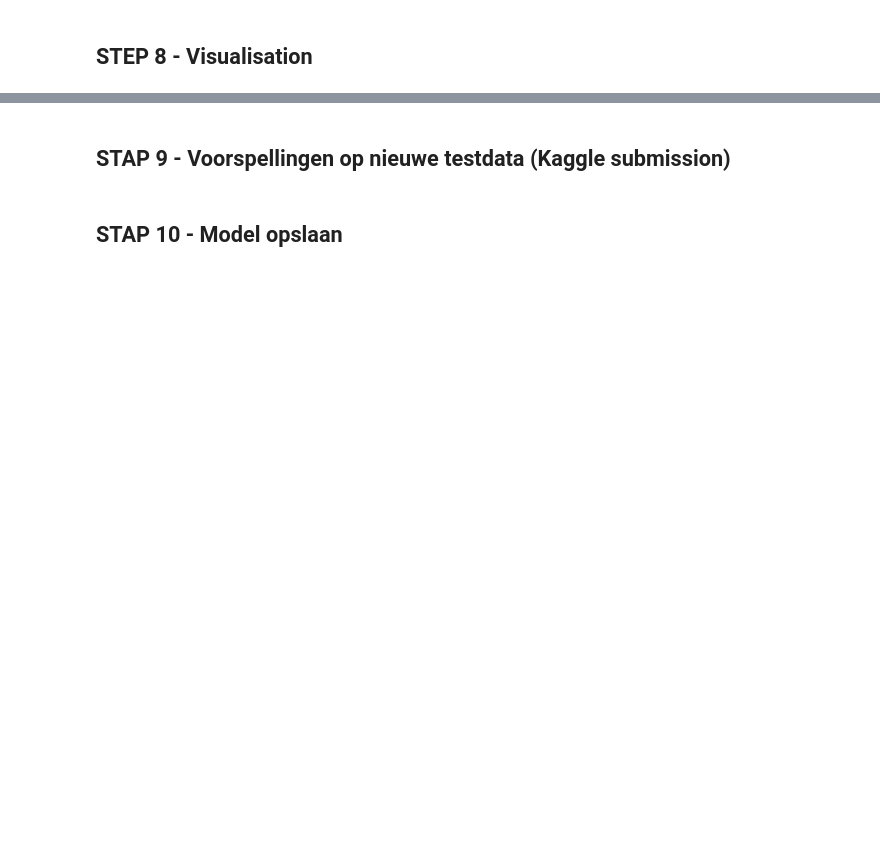
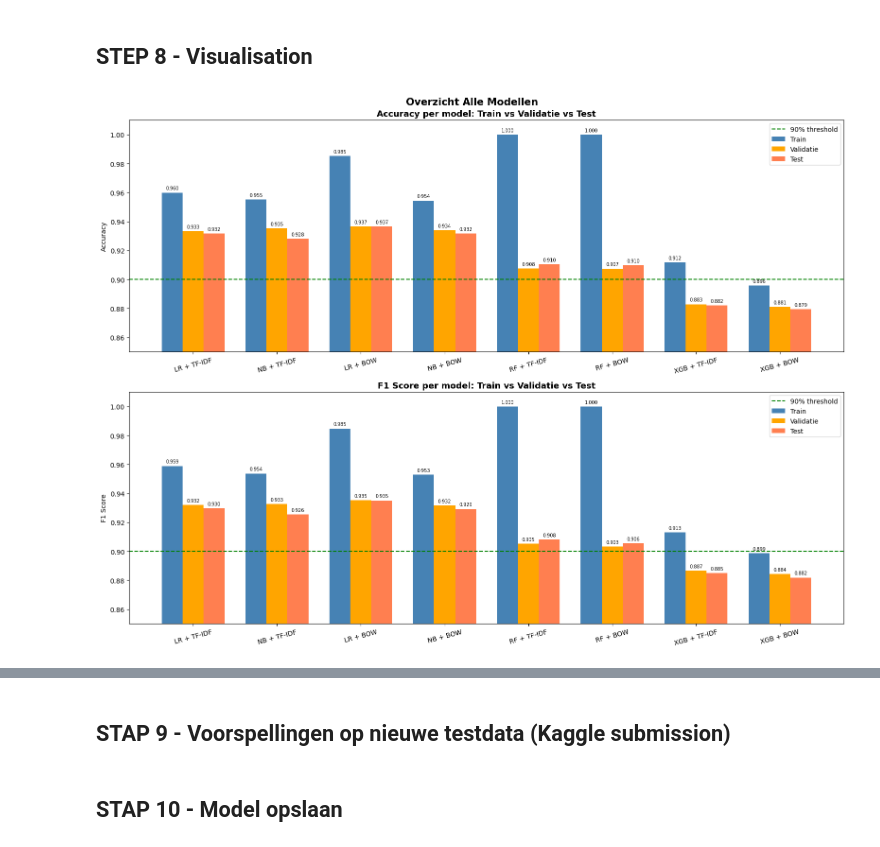
Before and after one commit to DarmontDomienAntwerpen/W4_project_NLP, a Jupyter notebook: NB-LB-v2 (1).ipynb, the cells around one changed output, grey strips where cells are left out. Drawn from its saved outputs; the diff is of its cells as text; code cells hidden in the pictures; blank space fills up the shorter version.

```diff
--- a/NB-LB-v2 (1).ipynb
+++ b/NB-LB-v2 (1).ipynb
@@ -178,17 +234,17 @@ for naam, (model, X_tr) in models_cv.items():
 # %% [markdown]
 ## STEP 8 - Visualisation
 # %%
-namen      = list(resultaten.keys())
+namen      = list(results.keys())
 n_modellen = len(namen)
 x          = np.arange(n_modellen)
 breedte    = 0.25
 
-train_accs = [v[0] for v in resultaten.values()]
-val_accs   = [v[1] for v in resultaten.values()]
-test_accs  = [v[2] for v in resultaten.values()]
-train_f1s  = [v[3] for v in resultaten.values()]
-val_f1s    = [v[4] for v in resultaten.values()]
-test_f1s   = [v[5] for v in resultaten.values()]
+train_accs = [v[0] for v in results.values()]
+val_accs   = [v[1] for v in results.values()]
+test_accs  = [v[2] for v in results.values()]
+train_f1s  = [v[3] for v in results.values()]
+val_f1s    = [v[4] for v in results.values()]
+test_f1s   = [v[5] for v in results.values()]
 
 fig, axes = plt.subplots(2, 1, figsize=(16, 12))
 
@@ -200,32 +256,34 @@ axes[0].set_title('Accuracy per model: Train vs Validatie vs Test', fontsize=13,
 axes[0].set_xticks(x)
 axes[0].set_xticklabels(namen, rotation=15)
 axes[0].set_ylim(0.85, 1.01)
 axes[0].set_ylabel('Accuracy')
 axes[0].axhline(y=0.9, color='green', linestyle='--', label='90% threshold')
 for i, (tr, va, te) in enumerate(zip(train_accs, val_accs, test_accs)):
     axes[0].text(i - breedte, tr + 0.002, f'{tr:.3f}', ha='center', fontsize=7)
     axes[0].text(i,           va + 0.002, f'{va:.3f}', ha='center', fontsize=7)
     axes[0].text(i + breedte, te + 0.002, f'{te:.3f}', ha='center', fontsize=7)
 axes[0].legend()
 
 # F1 per model - train vs val vs test
 axes[1].bar(x - breedte, train_f1s, breedte, label='Train',      color='steelblue')
 axes[1].bar(x,           val_f1s,   breedte, label='Validatie',  color='orange')
 axes[1].bar(x + breedte, test_f1s,  breedte, label='Test',       color='coral')
 axes[1].set_title('F1 Score per model: Train vs Validatie vs Test', fontsize=13, fontweight='bold')
 axes[1].set_xticks(x)
 axes[1].set_xticklabels(namen, rotation=15)
 axes[1].set_ylim(0.85, 1.01)
 axes[1].set_ylabel('F1 Score')
 axes[1].axhline(y=0.9, color='green', linestyle='--', label='90% threshold')
 for i, (tr, va, te) in enumerate(zip(train_f1s, val_f1s, test_f1s)):
     axes[1].text(i - breedte, tr + 0.002, f'{tr:.3f}', ha='center', fontsize=7)
     axes[1].text(i,           va + 0.002, f'{va:.3f}', ha='center', fontsize=7)
     axes[1].text(i + breedte, te + 0.002, f'{te:.3f}', ha='center', fontsize=7)
 axes[1].legend()
 
 plt.suptitle('Overzicht Alle Modellen', fontsize=15, fontweight='bold')
 plt.tight_layout()
 plt.show()
+# %% [output]
+[figure, added]
 # %%
 # Classification report en confusion matrix beste model (LR + BOW)
```
Also changed, not shown: parts of 9 cells of this notebook, 1 other file.
